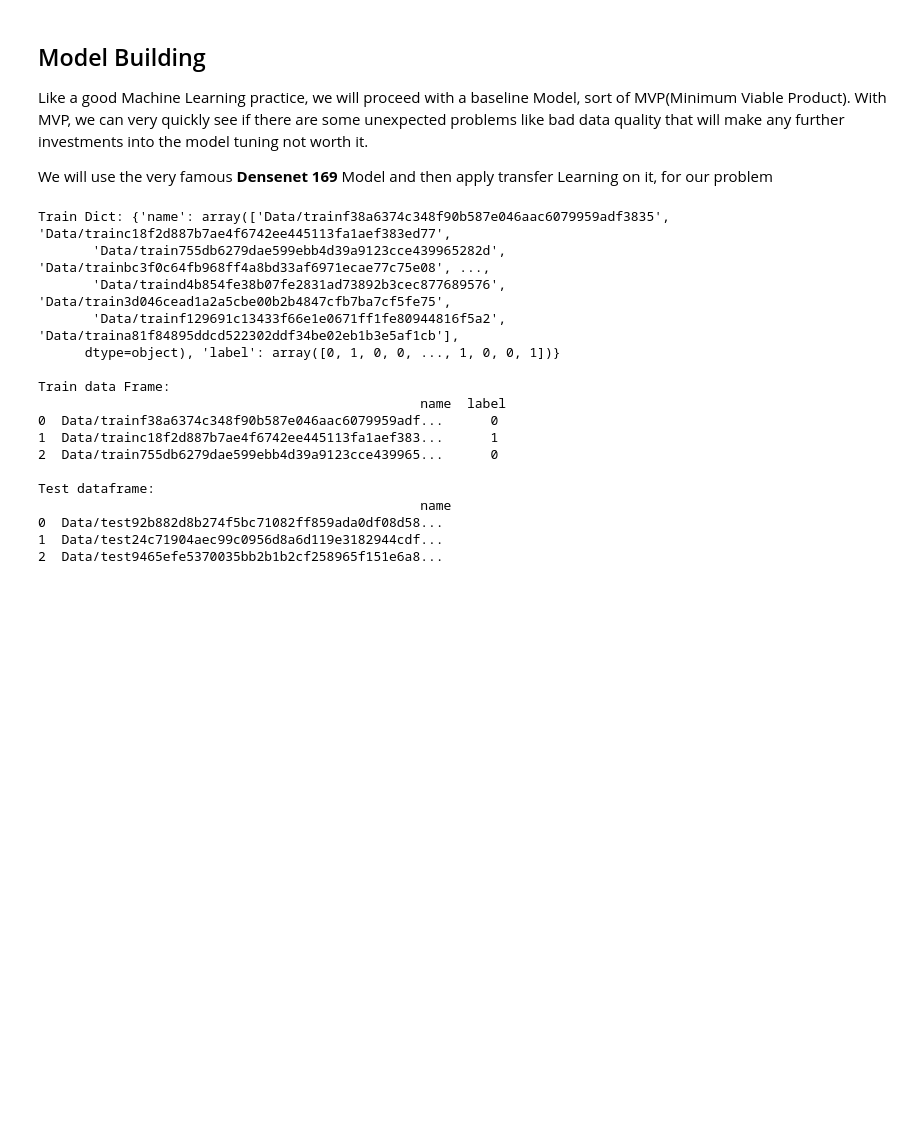
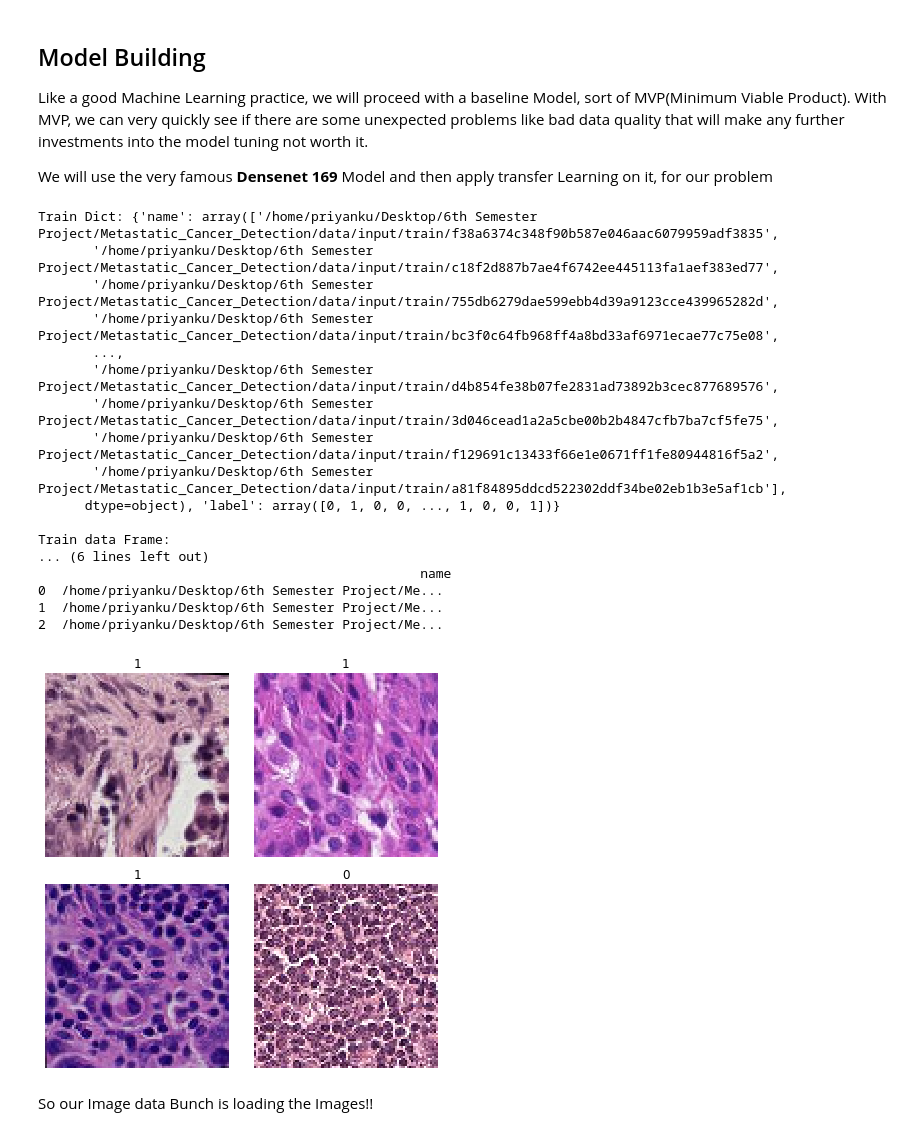
Before and after one commit to priyanku987/Metastatic_Cancer_Detection, a Jupyter notebook: Metastatic Cancer detecion.ipynb, the cells around one changed output. Saved outputs shown, nothing was run; the diff lists cells and outputs as text; code cells hidden in the pictures; blank space fills up the shorter version.

Commit message:
Initialised Model training, downloaded DenseNet 169 architecture

```diff
--- a/Metastatic Cancer detecion.ipynb
+++ b/Metastatic Cancer detecion.ipynb
@@ -12,9 +12,9 @@ from tqdm import tqdm_notebook
 # %%
 #Importing the data
 #
-data = pd.read_csv("Data/train_labels.csv")
-train_path = "Data/train"
-test_path = "Data/test"
+data = pd.read_csv("/home/priyanku/Desktop/6th Semester Project/Metastatic_Cancer_Detection/data/input/train_labels.csv")
+train_path = "/home/priyanku/Desktop/6th Semester Project/Metastatic_Cancer_Detection/data/input/train/"
+test_path = "/home/priyanku/Desktop/6th Semester Project/Metastatic_Cancer_Detection/data/input/test/"
 
 data['label'].value_counts()
 # %% [output]
@@ -310,20 +309,52 @@ for f in os.listdir(test_path):
 df_test = pd.DataFrame(np.asarray(test_names), columns=['name'])
 print("Test dataframe: \n", df_test.head(3))
 # %% [output]
-Train Dict: {'name': array(['Data/trainf38a6374c348f90b587e046aac6079959adf3835', 'Data/trainc18f2d887b7ae4f6742ee445113fa1aef383ed77',
-       'Data/train755db6279dae599ebb4d39a9123cce439965282d', 'Data/trainbc3f0c64fb968ff4a8bd33af6971ecae77c75e08', ...,
-       'Data/traind4b854fe38b07fe2831ad73892b3cec877689576', 'Data/train3d046cead1a2a5cbe00b2b4847cfb7ba7cf5fe75',
-       'Data/trainf129691c13433f66e1e0671ff1fe80944816f5a2', 'Data/traina81f84895ddcd522302ddf34be02eb1b3e5af1cb'],
+Train Dict: {'name': array(['/home/priyanku/Desktop/6th Semester Project/Metastatic_Cancer_Detection/data/input/train/f38a6374c348f90b587e046aac6079959adf3835',
+       '/home/priyanku/Desktop/6th Semester Project/Metastatic_Cancer_Detection/data/input/train/c18f2d887b7ae4f6742ee445113fa1aef383ed77',
+       '/home/priyanku/Desktop/6th Semester Project/Metastatic_Cancer_Detection/data/input/train/755db6279dae599ebb4d39a9123cce439965282d',
+       '/home/priyanku/Desktop/6th Semester Project/Metastatic_Cancer_Detection/data/input/train/bc3f0c64fb968ff4a8bd33af6971ecae77c75e08',
+       ...,
+       '/home/priyanku/Desktop/6th Semester Project/Metastatic_Cancer_Detection/data/input/train/d4b854fe38b07fe2831ad73892b3cec877689576',
+       '/home/priyanku/Desktop/6th Semester Project/Metastatic_Cancer_Detection/data/input/train/3d046cead1a2a5cbe00b2b4847cfb7ba7cf5fe75',
+       '/home/priyanku/Desktop/6th Semester Project/Metastatic_Cancer_Detection/data/input/train/f129691c13433f66e1e0671ff1fe80944816f5a2',
+       '/home/priyanku/Desktop/6th Semester Project/Metastatic_Cancer_Detection/data/input/train/a81f84895ddcd522302ddf34be02eb1b3e5af1cb'],
       dtype=object), 'label': array([0, 1, 0, 0, ..., 1, 0, 0, 1])}
 
 Train data Frame:
-                                                 name  label
-0  Data/trainf38a6374c348f90b587e046aac6079959adf...      0
-1  Data/trainc18f2d887b7ae4f6742ee445113fa1aef383...      1
-2  Data/train755db6279dae599ebb4d39a9123cce439965...      0
-
-Test dataframe:
+... (6 lines left out)
                                                  name
-0  Data/test92b882d8b274f5bc71082ff859ada0df08d58...
-1  Data/test24c71904aec99c0956d8a6d119e3182944cdf...
-2  Data/test9465efe5370035bb2b1b2cf258965f151e6a8...
+0  /home/priyanku/Desktop/6th Semester Project/Me...
+1  /home/priyanku/Desktop/6th Semester Project/Me...
+2  /home/priyanku/Desktop/6th Semester Project/Me...
+# %%
+# Subclass ImageList to use our own image opening function
+class MyImageItemList(ImageList):
+    def open(self, fn:PathOrStr)->Image:
+        img = readCroppedImage(fn.replace('/./','').replace('//','/'))
+        # This ndarray image has to be converted to tensor before passing on as fastai Image, we can use pil2tensor
+        return vision.Image(px=pil2tensor(img, np.float32))
+# %%
+# Create ImageDataBunch using fastai data block API
+imgDataBunch = (MyImageItemList.from_df(path='/', df=df, suffix='.tif')
+        #Where to find the data?
+        .split_by_idx(val_idx)
+        #How to split in train/valid?
+        .label_from_df(cols='label')
+        #Where are the labels?
+        .add_test(MyImageItemList.from_df(path='/', df=df_test))
+        #dataframe pointing to the test set?
+        .transform(tfms=[[],[]], size=sz)
+        # We have our custom transformations implemented in the image loader but we could apply transformations also here
+        # Even though we don't apply transformations here, we set two empty lists to tfms. Train and Validation augmentations
+        .databunch(bs=BATCH_SIZE)
+        # convert to databunch
+        .normalize([tensor([0.702447, 0.546243, 0.696453]), tensor([0.238893, 0.282094, 0.216251])])
+        # Normalize with training set stats. These are means and std's of each three channel and we calculated these previously in the stats step.
+       )
+# %%
+# check that the imgDataBunch is loading our images ok
+imgDataBunch.show_batch(rows=2, figsize=(6,6))
+# %% [output]
+[figure, added]
+# %% [markdown]
+So our Image data Bunch is loading the Images!!
```
Also changed, not shown: parts of 7 cells of this notebook, 1 other file.
